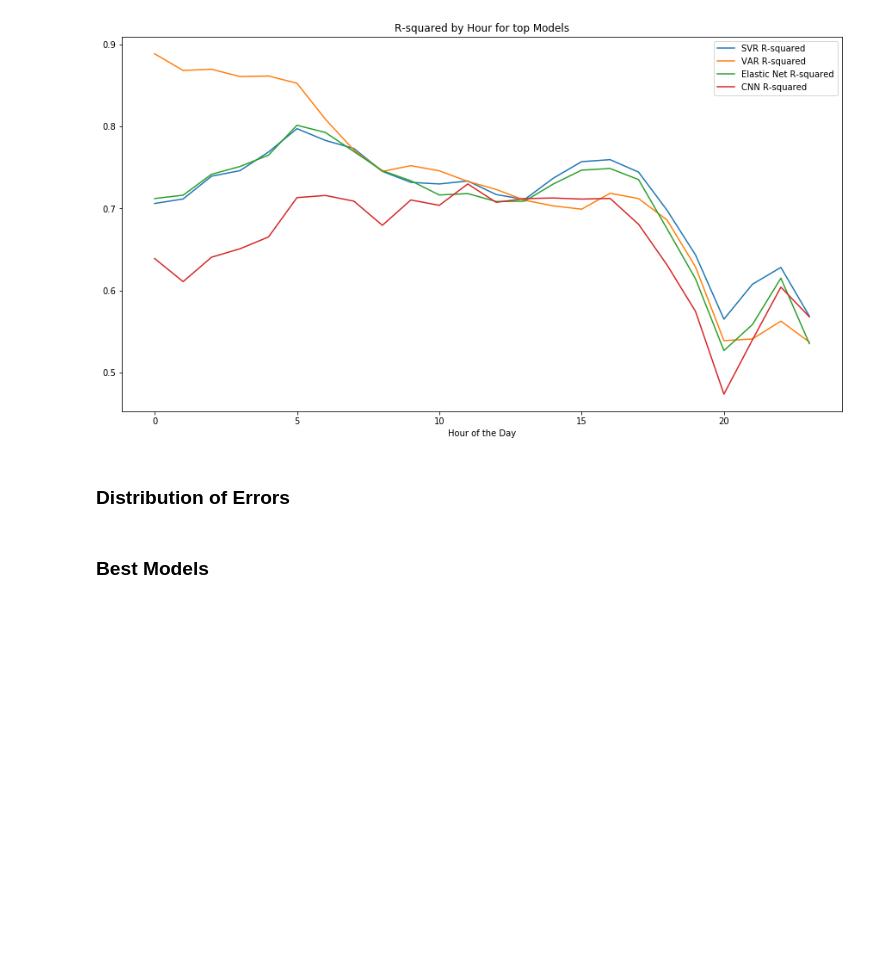
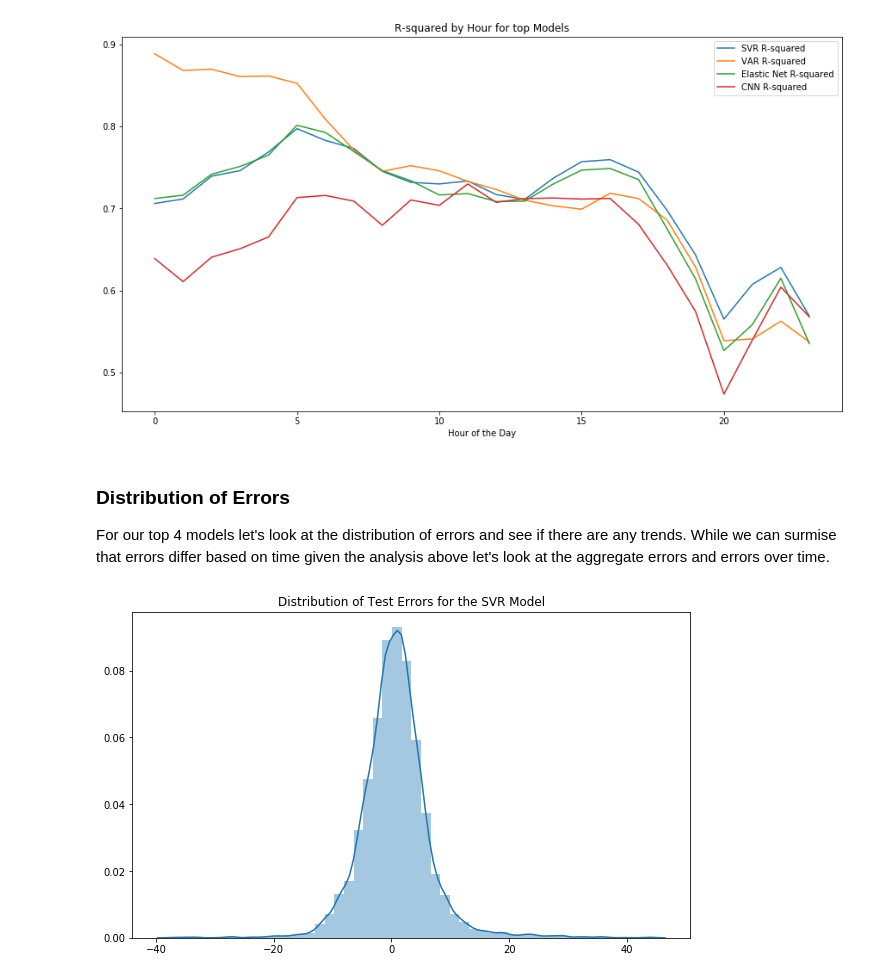
Before and after one commit to magnusbig/forecasting_day_ahead_electric_prices_in_spain, a Jupyter notebook: Code/31_Model_Evaluation.ipynb, the cells around one changed output. Drawn from its saved outputs; the diff is of its cells as text; code cells hidden in the pictures; blank space fills up the shorter version.

Commit message:
model eval

```diff
--- a/Code/31_Model_Evaluation.ipynb
+++ b/Code/31_Model_Evaluation.ipynb
@@ -357,7 +357,15 @@ plt.ylabel(None)
 plt.xlabel('Hour of the Day');
 # %% [output]
 [figure]
-# %% [markdown]
-### Distribution of Errors
-# %% [markdown]
-### Best Models
+# %% [markdown]
+### Distribution of Errors
+
+For our top 4 models let's look at the distribution of errors and see if there are any trends. While we can surmise that errors differ based on time given the analysis above let's look at the aggregate errors and errors over time.
+# %%
+# first svr
+svr_errors = predictions_df['svr'] - predictions_df['price_actual']
+plt.figure(figsize=(10,6))
+sns.distplot(svr_errors)
+plt.title('Distribution of Test Errors for the SVR Model');
+# %% [output]
+[figure, added]
```
Also changed, not shown: parts of 23 cells of this notebook, 3 other files.
